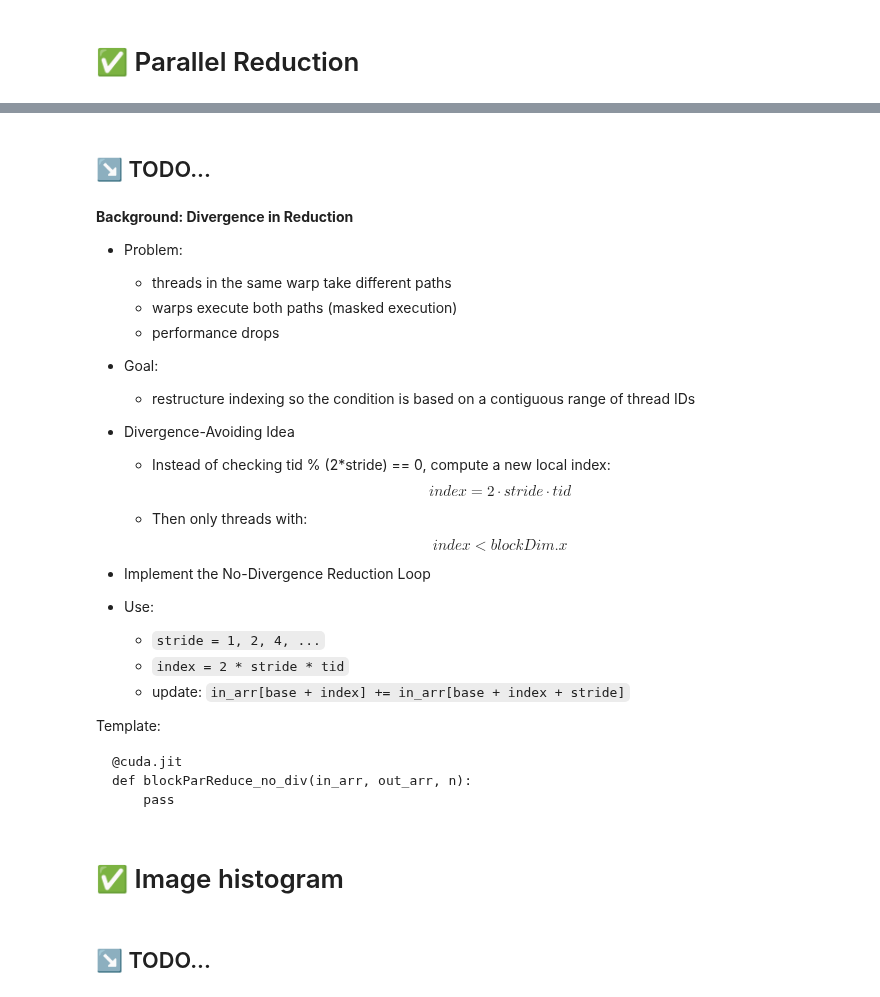
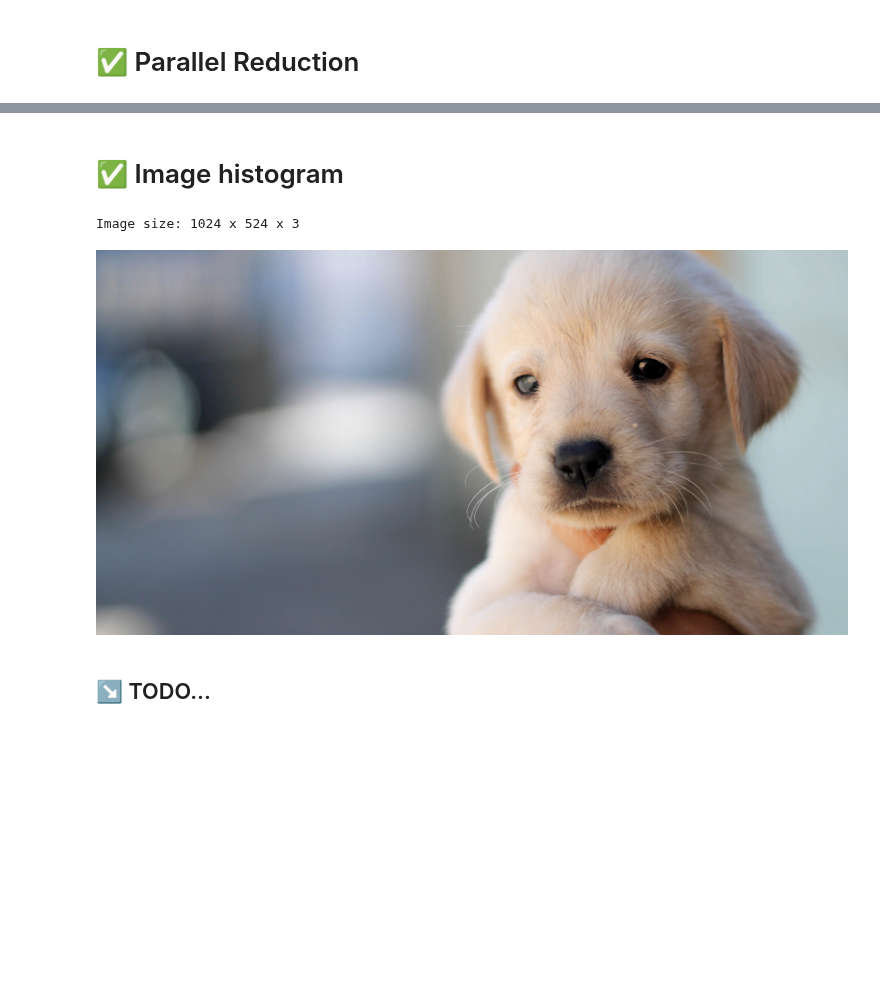
Before and after one commit to Filippo-Corti/GPUComputing, a Jupyter notebook: CUDA-Lab03.ipynb, the cells around one changed output, grey strips where cells are left out. Saved outputs shown, nothing was run; the diff lists cells and outputs as text; code cells hidden in the pictures; blank space fills up the shorter version.

Commit message:
added data images

````diff
--- a/CUDA-Lab03.ipynb
+++ b/CUDA-Lab03.ipynb
@@ -268,58 +308,21 @@ Memory occupancy:
     GPU total: 15.828 GB
     GPU free : 11.417 GB
     GPU used : 4.411 GB
-# %% [markdown]
-## ↘️ TODO...
-# %% [markdown]
-**Background: Divergence in Reduction**
-
--   Problem:
-    -   threads in the same warp take different paths
-    -   warps execute both paths (masked execution)
-    -   performance drops
--   Goal:
-    -   restructure indexing so the condition is based on a contiguous range of thread IDs
-
-- Divergence-Avoiding Idea
-
-    -  Instead of checking tid % (2\*stride) == 0, compute a new local index:
-    $$
-    index = 2 \cdot stride \cdot tid
-    $$
-
-    -   Then only threads with:
-    $$
-    index < blockDim.x
-    $$
-
-
--   Implement the No-Divergence Reduction Loop
-
--   Use:
-
-    -   `stride = 1, 2, 4, ...`
-    -   `index = 2 * stride * tid`
-    -   update: `in_arr[base + index] += in_arr[base + index + stride]`
-
-Template:
-
-```{python}
-@cuda.jit
-def blockParReduce_no_div(in_arr, out_arr, n):
-    pass
-```
 # %% [markdown]
 # ✅ Image histogram
 # %%
 import numpy as np
 from PIL import Image
 import matplotlib.pyplot as plt
 
-img = Image.open("../images/dog.png") # load image
+img = Image.open("./dog.bmp") # load image
 img_mat = np.array(img).astype(np.uint8) # convert to numpy array
 H, W, C = img_mat.shape
 print(f"Image size: {W} x {H} x {C}")
 img
+# %% [output]
+Image size: 1024 x 524 x 3
+[figure, added]
 # %% [markdown]
 ## ↘️ TODO...
 # %% [markdown]
````
Also changed, not shown: parts of 6 cells of this notebook, 2 other files.
